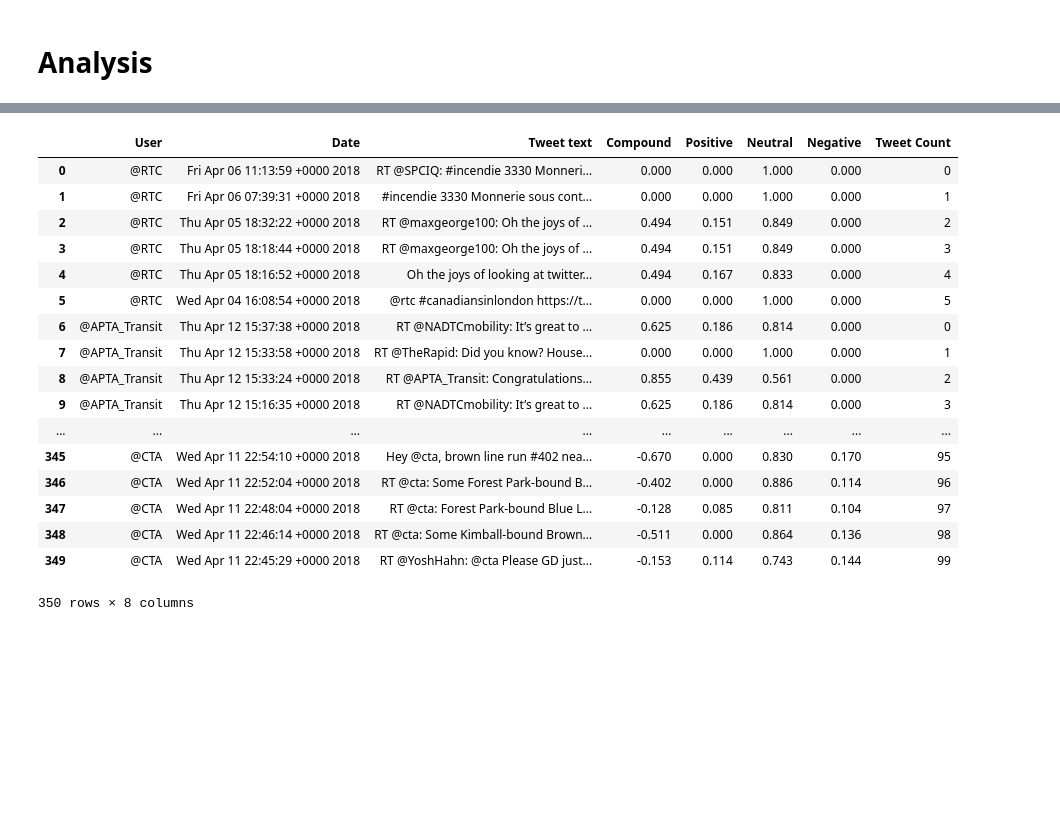
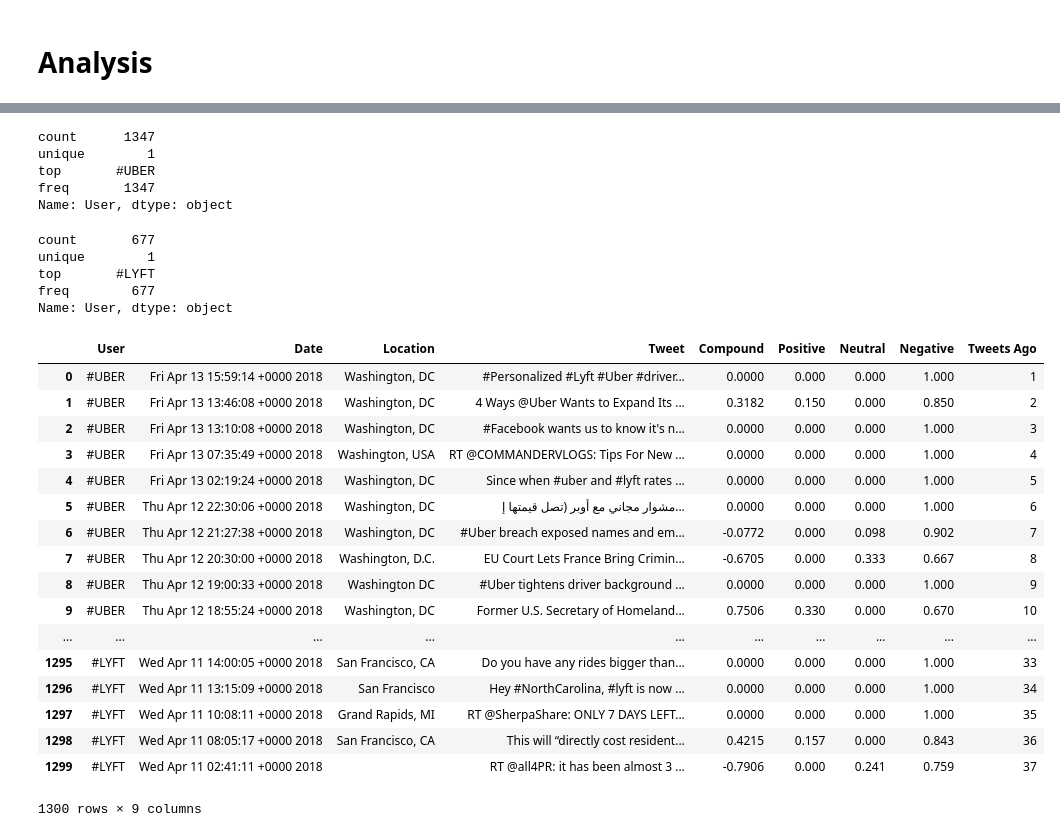
Before and after one commit to c42know/Group-5, a Jupyter notebook: HashTag-Tweets.ipynb, the cells around one changed output, grey strips where cells are left out. Cells and saved outputs as stored; diff of their text form; code cells hidden in the pictures; blank space fills up the shorter version.

```diff
--- a/HashTag-Tweets.ipynb
+++ b/HashTag-Tweets.ipynb
@@ -165,23 +174,45 @@ news_sentiments_csv
-# %%
-news_sentiments_csv.head(500)
-# %% [output]
-|  | User | Date | Tweet text | Compound | Positive | Neutral | Negative | Tweet Count |
-| 0 | @RTC | Fri Apr 06 11:13:59 +0000 2018 | RT @SPCIQ: #incendie 3330 Monneri... | 0.000 | 0.000 | 1.000 | 0.000 | 0 |
-| 1 | @RTC | Fri Apr 06 07:39:31 +0000 2018 | #incendie 3330 Monnerie sous cont... | 0.000 | 0.000 | 1.000 | 0.000 | 1 |
-| 2 | @RTC | Thu Apr 05 18:32:22 +0000 2018 | RT @maxgeorge100: Oh the joys of ... | 0.494 | 0.151 | 0.849 | 0.000 | 2 |
-| 3 | @RTC | Thu Apr 05 18:18:44 +0000 2018 | RT @maxgeorge100: Oh the joys of ... | 0.494 | 0.151 | 0.849 | 0.000 | 3 |
-| 4 | @RTC | Thu Apr 05 18:16:52 +0000 2018 | Oh the joys of looking at twitter... | 0.494 | 0.167 | 0.833 | 0.000 | 4 |
-| 5 | @RTC | Wed Apr 04 16:08:54 +0000 2018 | @rtc #canadiansinlondon https://t... | 0.000 | 0.000 | 1.000 | 0.000 | 5 |
-| 6 | @APTA_Transit | Thu Apr 12 15:37:38 +0000 2018 | RT @NADTCmobility: It’s great to ... | 0.625 | 0.186 | 0.814 | 0.000 | 0 |
-| 7 | @APTA_Transit | Thu Apr 12 15:33:58 +0000 2018 | RT @TheRapid: Did you know? House... | 0.000 | 0.000 | 1.000 | 0.000 | 1 |
-| 8 | @APTA_Transit | Thu Apr 12 15:33:24 +0000 2018 | RT @APTA_Transit: Congratulations... | 0.855 | 0.439 | 0.561 | 0.000 | 2 |
-| 9 | @APTA_Transit | Thu Apr 12 15:16:35 +0000 2018 | RT @NADTCmobility: It’s great to ... | 0.625 | 0.186 | 0.814 | 0.000 | 3 |
-| ... | ... | ... | ... | ... | ... | ... | ... | ... |
-| 345 | @CTA | Wed Apr 11 22:54:10 +0000 2018 | Hey @cta, brown line run #402 nea... | -0.670 | 0.000 | 0.830 | 0.170 | 95 |
-| 346 | @CTA | Wed Apr 11 22:52:04 +0000 2018 | RT @cta: Some Forest Park-bound B... | -0.402 | 0.000 | 0.886 | 0.114 | 96 |
-| 347 | @CTA | Wed Apr 11 22:48:04 +0000 2018 | RT @cta: Forest Park-bound Blue L... | -0.128 | 0.085 | 0.811 | 0.104 | 97 |
-| 348 | @CTA | Wed Apr 11 22:46:14 +0000 2018 | RT @cta: Some Kimball-bound Brown... | -0.511 | 0.000 | 0.864 | 0.136 | 98 |
-| 349 | @CTA | Wed Apr 11 22:45:29 +0000 2018 | RT @YoshHahn: @cta Please GD just... | -0.153 | 0.114 | 0.743 | 0.144 | 99 |
-350 rows × 8 columns
+# %%
+#amount of #Uber tweets
+uber_sentiment_df = sentiments_hash.loc[sentiments_hash['User'] == '#UBER']
+uber_sentiment_df['User'].describe()
+# %% [output]
+count      1347
+unique        1
+top       #UBER
+freq       1347
+Name: User, dtype: object
+# %%
+#amount of #Lyft tweets
+lyft_sentiment_df = sentiments_hash.loc[sentiments_hash['User'] == '#LYFT']
+lyft_sentiment_df['User'].describe()
+# %% [output]
+count       677
+unique        1
+top       #LYFT
+freq        677
+Name: User, dtype: object
+# %%
+#Place COlumns in order
+sentiments_hash_csv= sentiments_hash[['User','Date', 'Location', 'Tweet','Compound','Positive','Neutral','Negative','Tweets Ago']]
+sentiments_hash_csv.head(1300)
+# %% [output]
+|  | User | Date | Location | Tweet | Compound | Positive | Neutral | Negative | Tweets Ago |
+| 0 | #UBER | Fri Apr 13 15:59:14 +0000 2018 | Washington, DC | #Personalized #Lyft #Uber #driver... | 0.0000 | 0.000 | 0.000 | 1.000 | 1 |
+| 1 | #UBER | Fri Apr 13 13:46:08 +0000 2018 | Washington, DC | 4 Ways @Uber Wants to Expand Its ... | 0.3182 | 0.150 | 0.000 | 0.850 | 2 |
+| 2 | #UBER | Fri Apr 13 13:10:08 +0000 2018 | Washington, DC | #Facebook wants us to know it's n... | 0.0000 | 0.000 | 0.000 | 1.000 | 3 |
+| 3 | #UBER | Fri Apr 13 07:35:49 +0000 2018 | Washington, USA | RT @COMMANDERVLOGS: Tips For New ... | 0.0000 | 0.000 | 0.000 | 1.000 | 4 |
+| 4 | #UBER | Fri Apr 13 02:19:24 +0000 2018 | Washington, DC | Since when #uber and #lyft rates ... | 0.0000 | 0.000 | 0.000 | 1.000 | 5 |
+| 5 | #UBER | Thu Apr 12 22:30:06 +0000 2018 | Washington, DC | مشوار مجاني مع أوبر (تصل قيمتها إ... | 0.0000 | 0.000 | 0.000 | 1.000 | 6 |
+| 6 | #UBER | Thu Apr 12 21:27:38 +0000 2018 | Washington, DC | #Uber breach exposed names and em... | -0.0772 | 0.000 | 0.098 | 0.902 | 7 |
+| 7 | #UBER | Thu Apr 12 20:30:00 +0000 2018 | Washington, D.C. | EU Court Lets France Bring Crimin... | -0.6705 | 0.000 | 0.333 | 0.667 | 8 |
+| 8 | #UBER | Thu Apr 12 19:00:33 +0000 2018 | Washington DC | #Uber tightens driver background ... | 0.0000 | 0.000 | 0.000 | 1.000 | 9 |
+| 9 | #UBER | Thu Apr 12 18:55:24 +0000 2018 | Washington, DC | Former U.S. Secretary of Homeland... | 0.7506 | 0.330 | 0.000 | 0.670 | 10 |
+| ... | ... | ... | ... | ... | ... | ... | ... | ... | ... |
+| 1295 | #LYFT | Wed Apr 11 14:00:05 +0000 2018 | San Francisco, CA | Do you have any rides bigger than... | 0.0000 | 0.000 | 0.000 | 1.000 | 33 |
+| 1296 | #LYFT | Wed Apr 11 13:15:09 +0000 2018 | San Francisco | Hey #NorthCarolina, #lyft is now ... | 0.0000 | 0.000 | 0.000 | 1.000 | 34 |
+| 1297 | #LYFT | Wed Apr 11 10:08:11 +0000 2018 | Grand Rapids, MI | RT @SherpaShare: ONLY 7 DAYS LEFT... | 0.0000 | 0.000 | 0.000 | 1.000 | 35 |
+| 1298 | #LYFT | Wed Apr 11 08:05:17 +0000 2018 | San Francisco, CA | This will “directly cost resident... | 0.4215 | 0.157 | 0.000 | 0.843 | 36 |
+| 1299 | #LYFT | Wed Apr 11 02:41:11 +0000 2018 |  | RT @all4PR: it has been almost 3 ... | -0.7906 | 0.000 | 0.241 | 0.759 | 37 |
+1300 rows × 9 columns
 # %%
 #Export DataFrame to csv
```
Also changed, not shown: parts of 16 cells of this notebook, 2 other files.
